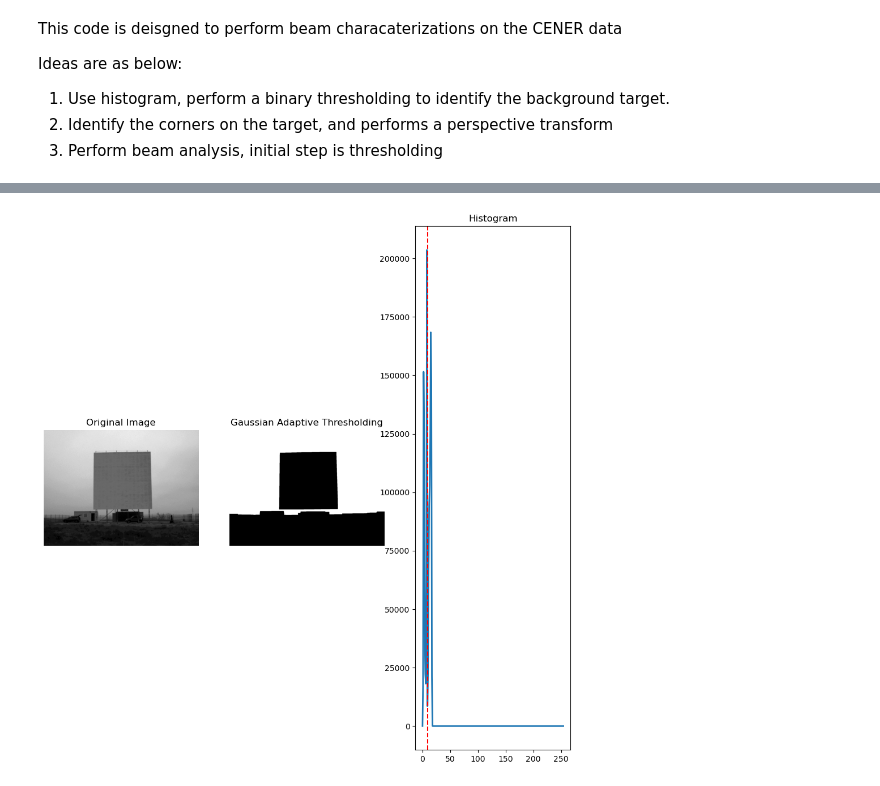
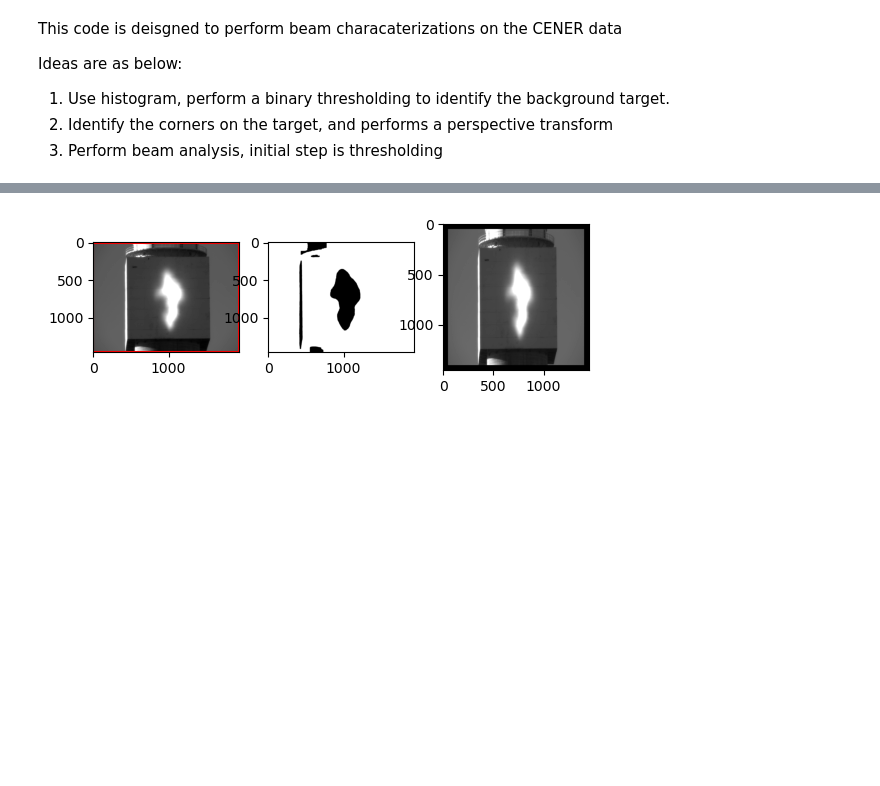
Before and after one commit to NREL/NREL-Beam-Characterization, a Jupyter notebook: NREL_BCS_CENER.ipynb, the cells around one changed output, grey strips where cells are left out. Cells and saved outputs as stored; diff of their text form; code cells hidden in the pictures; blank space fills up the shorter version.

```diff
--- a/NREL_BCS_CENER.ipynb
+++ b/NREL_BCS_CENER.ipynb
@@ -42,18 +42,18 @@ for data_date_folder in data_date_folders:
 # data_file = np.random.choice(data_files)
 
 # data_date_folder = r'C:\Users\qzheng\OneDrive - NREL\BCS Comparison\CENER\data\raw_input\raw_input\CAT\03_22_2023'
-data_date_folder = r'C:\Users\qzheng\OneDrive - NREL\BCS Comparison\CENER\data\raw_input\raw_input\CAT\04_03_2021\images\Images_1'
+# data_date_folder = r'C:\Users\qzheng\OneDrive - NREL\BCS Comparison\CENER\data\raw_input\raw_input\CAT\04_03_2021\images\Images_1'
 # data_files = data_name_dict[data_date_folder]
-data_files = glob(os.path.join(data_date_folder, data_format))
+# data_files = glob(os.path.join(data_date_folder,"*.tif"))
+
+# # crestDume
+data_folder = r"Y:\5700\SolarElectric\PROJECTS\38488_HelioCon_Zhu\BeamCharacterizationSystems\CrescentDunes"
+data_files = glob(os.path.join(data_folder, "*.bmp"))
 
 for data_file in data_files:
 
     _img = cv2.imread(data_file, cv2.IMREAD_GRAYSCALE)
     _img_orig = _img.copy()
-    # histogram equalization
-    # _img = cv2.equalizeHist(_img)
-
-    # plot histogram of the image
     bin_width = 1
     # get counts of each pixel value
     hist, bins = np.histogram(_img.ravel(), bins=np.arange(0, 256, bin_width))
@@ -61,7 +61,6 @@ for data_file in data_files:
     hist_crop = hist[:200]
     # find peak
     peak = np.argmax(hist_crop)
-
     boundary_value = peak *1.2
     print(f"Peak value: {peak}, Boundary value: {boundary_value}")
 
@@ -78,28 +77,59 @@ for data_file in data_files:
     kernel = np.ones((15, 100), np.uint8)
     _img_manual_threshold = cv2.morphologyEx(_img_manual_threshold, cv2.MORPH_CLOSE, kernel)
 
-    # Otsu thresholding
-    _, _img_otsu = cv2.threshold(_img, 0, 255, cv2.THRESH_BINARY + cv2.THRESH_OTSU)
+    # invert the manual threshold
+    _img_manual_threshold = cv2.bitwise_not(_img_manual_threshold)
 
-    # Plot
-    plt.figure(figsize=(12, 12))
-    plt.subplot(131)
-    plt.imshow(_img_orig, cmap='gray')
-    plt.title("Original Image")
-    plt.axis('off')
+    # find largest connected component
+    nlabels, labels, stats, centroids = cv2.connectedComponentsWithStats(_img_manual_threshold)
+    largest_label = np.argmax(stats[1:, cv2.CC_STAT_AREA]) + 1
+    _img_manual_threshold = np.zeros_like(_img_manual_threshold)
+    _img_manual_threshold[labels == largest_label] = 255
 
-    plt.subplot(132)
-    plt.imshow(_img_manual_threshold, cmap='gray')
-    plt.title("Gaussian Adaptive Thresholding")
-    plt.axis('off')
+    # trapedoid contour approcimation
+    contours, _ = cv2.findContours(_img_manual_threshold, cv2.RETR_EXTERNAL, cv2.CHAIN_APPROX_SIMPLE)
+    cnt = contours[0]
+    epsilon = 0.1 * cv2.arcLength(cnt, True)
+    approx = cv2.approxPolyDP(cnt, epsilon, True)
 
-    plt.subplot(133)
-    # plot the histogram
-    plt.plot(bins[:-1], hist, lw=2)
-    plt.axvline(x=boundary_value, color='r', linestyle='--')
-    plt.title("Histogram")
+    # perspective transform into a square that spans the entire image
+    h, w = _img_manual_threshold.shape
+    short_side = min(h, w)
+    new_img_shape = (short_side, short_side)
 
 
+    pts1 = np.float32(approx)
+    if pts1.shape[0] != 4:
+        print("Target Detection Failed, skipping")
+        continue
+    margin = 50
+
+    ul = [margin, margin]
+    ur = [short_side-margin, margin]
+    lr = [short_side-margin, short_side-margin]
+    ll = [margin, short_side-margin]
+
+
+    pts2 = np.float32([ul, ll, lr, ur])
+    M = cv2.getPerspectiveTransform(pts1, pts2)
+    _img_manual_threshold_unwarped = _img_manual_threshold.copy()
+    _img_manual_threshold = cv2.warpPerspective(_img_manual_threshold, M, new_img_shape)
+    _img_orig = cv2.warpPerspective(_img_orig, M, new_img_shape)
+
+
+    # show the original and new
+    plt.figure()
+    plt.subplot(131)
+    plt.imshow(_img, cmap='gray')
+    # plot the contour
+    plt.plot(approx[:, 0, 0], approx[:, 0, 1], 'r')
+    plt.plot([approx[-1, 0, 0], approx[0, 0, 0]], [approx[-1, 0, 1], approx[0, 0, 1]], 'r')
+    plt.subplot(132)
+    plt.imshow(_img_manual_threshold_unwarped, cmap='gray')
+    plt.subplot(133)
+    # histogram equalization of the transformed image
+    # _img_orig = cv2.equalizeHist(_img_orig)
+    plt.imshow(_img_orig, cmap='gray')
 
     plt.show()
 # %% [output]
@@ -107 +137 @@ Peak value: 8, Boundary value: 9.6
-[figure, old version]
+[figure, new version]
```
Also changed, not shown: parts of 4 cells of this notebook, 3 other files.
